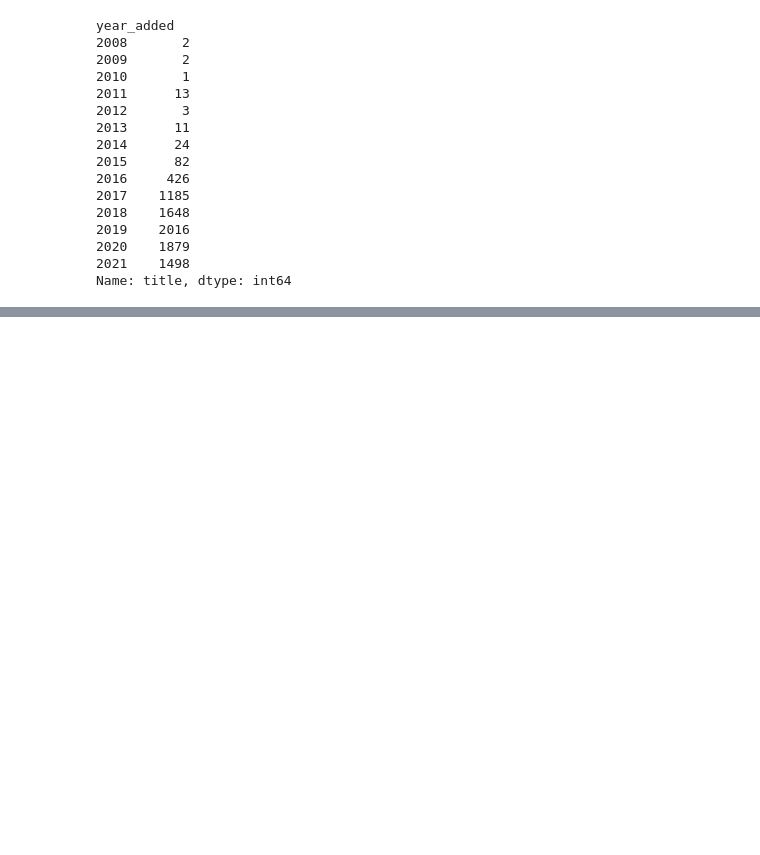
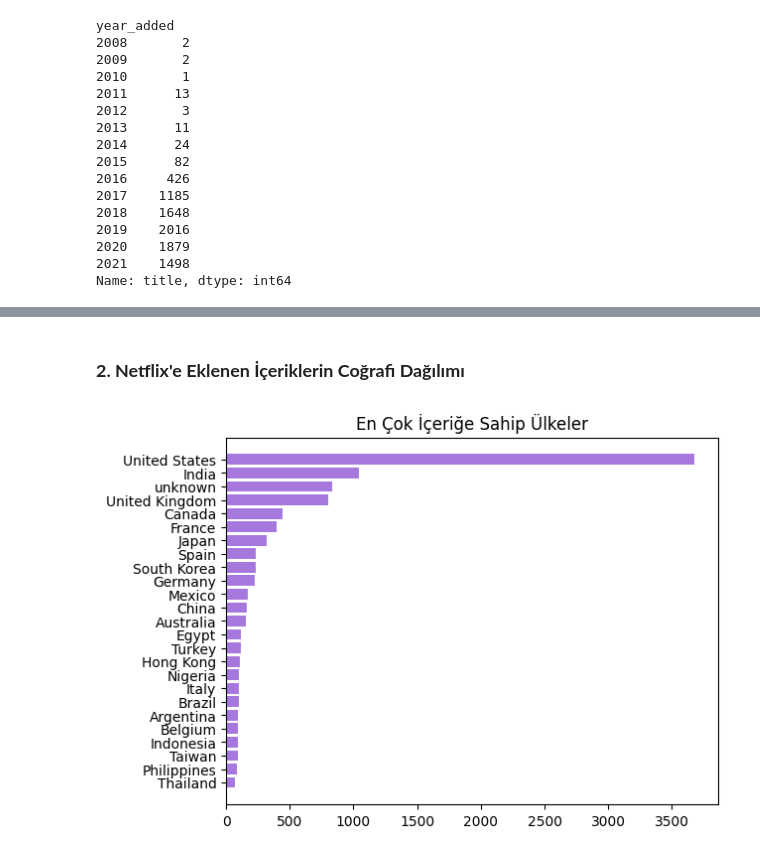
Before and after one commit to YusufAltuntas/Netflix-DataSet-EDA-project, a Jupyter notebook: netflix-dataset-EDA-project.ipynb, the cells around one changed output, grey strips where cells are left out. Saved outputs shown, nothing was run; the diff lists cells and outputs as text; code cells hidden in the pictures; blank space fills up the shorter version.

```diff
--- a/netflix-dataset-EDA-project.ipynb
+++ b/netflix-dataset-EDA-project.ipynb
@@ -334,0 +385,2 @@ fig.show()
+# %% [markdown]
+### **2. Netflix'e Eklenen İçeriklerin Coğrafi Dağılımı**
@@ -334,0 +674,6 @@ fig.show()
+# %%
+plt.barh(y=labels, width=values, color="#a678de", height=0.8)
+plt.title("En Çok İçeriğe Sahip Ülkeler")
+plt.show()
+# %% [output]
+[figure, added]
```
Also changed, not shown: parts of 29 cells of this notebook.
